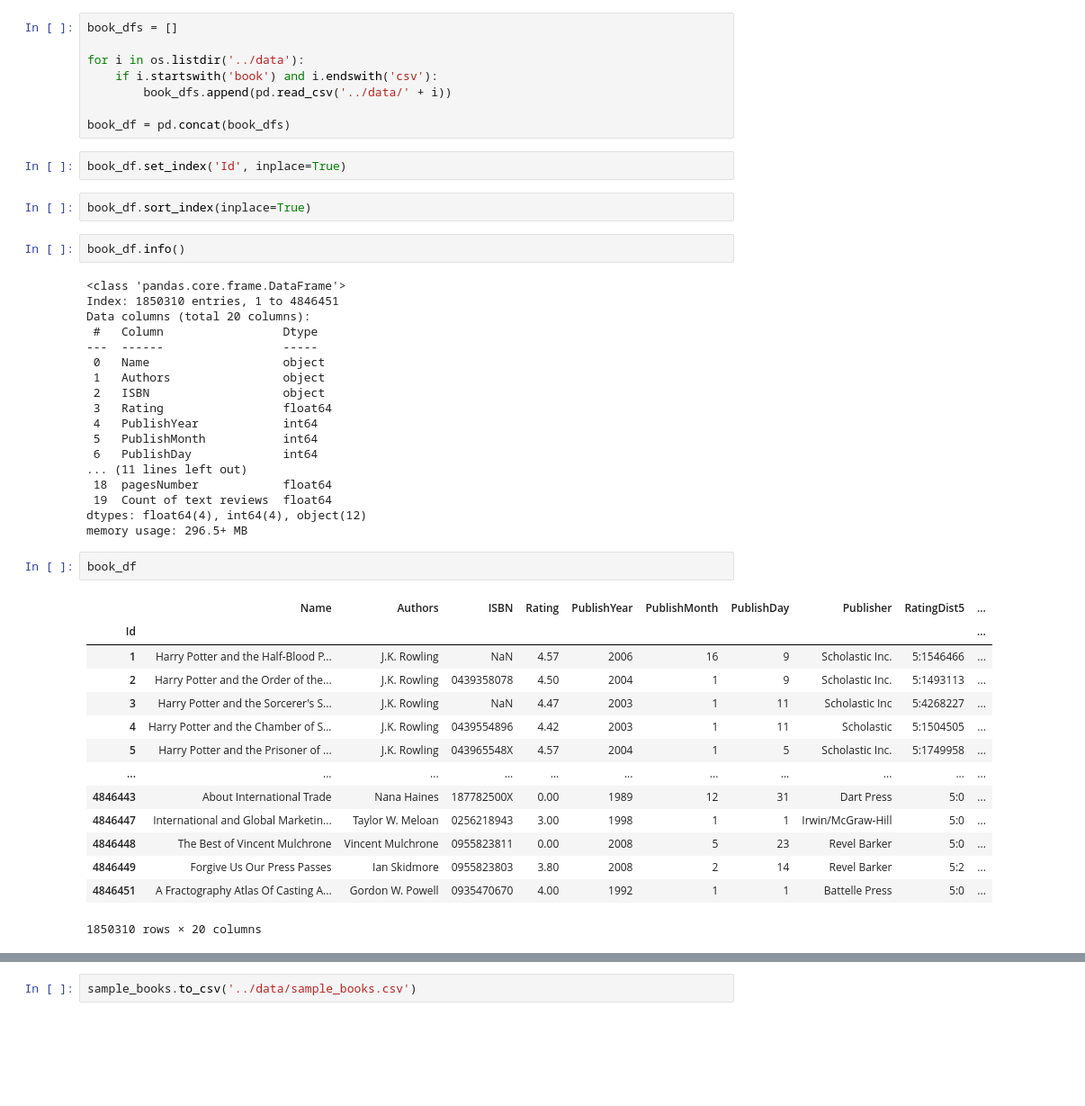
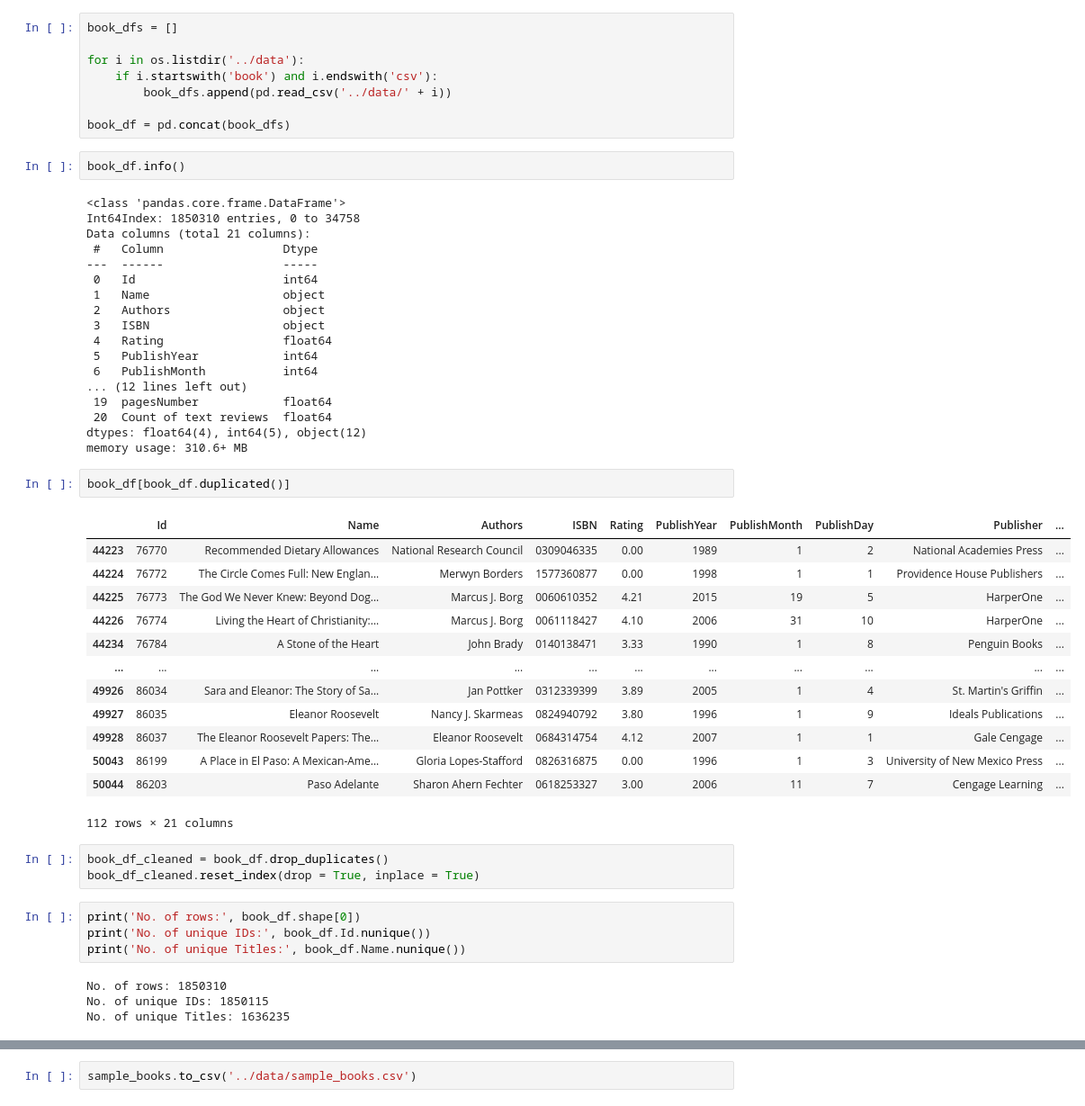
Before and after one commit to Jonathandika/llm-recommender-system, a Jupyter notebook: notebooks/01-data_preprocessing.ipynb, the cells around one changed output, grey strips where cells are left out. Shown: that part at 90% size. Saved outputs shown, nothing was run; the diff lists cells and outputs as text; blank space fills up the shorter version.

Commit message:
[Improvements] Data Preprocessing

```diff
--- a/notebooks/01-data_preprocessing.ipynb
+++ b/notebooks/01-data_preprocessing.ipynb
@@ -11,44 +11,50 @@ for i in os.listdir('../data'):
         book_dfs.append(pd.read_csv('../data/' + i))
 
 book_df = pd.concat(book_dfs)
-# %%
-book_df.set_index('Id', inplace=True)
-# %%
-book_df.sort_index(inplace=True)
 # %%
 book_df.info()
 # %% [output]
 <class 'pandas.core.frame.DataFrame'>
-Index: 1850310 entries, 1 to 4846451
-Data columns (total 20 columns):
+Int64Index: 1850310 entries, 0 to 34758
+Data columns (total 21 columns):
  #   Column                 Dtype
 ---  ------                 -----
- 0   Name                   object
- 1   Authors                object
- 2   ISBN                   object
- 3   Rating                 float64
- 4   PublishYear            int64
- 5   PublishMonth           int64
- 6   PublishDay             int64
-... (11 lines left out)
- 18  pagesNumber            float64
- 19  Count of text reviews  float64
-dtypes: float64(4), int64(4), object(12)
-memory usage: 296.5+ MB
+ 0   Id                     int64
+ 1   Name                   object
+ 2   Authors                object
+ 3   ISBN                   object
+ 4   Rating                 float64
+ 5   PublishYear            int64
+ 6   PublishMonth           int64
+... (12 lines left out)
+ 19  pagesNumber            float64
+ 20  Count of text reviews  float64
+dtypes: float64(4), int64(5), object(12)
+memory usage: 310.6+ MB
 # %%
-book_df
+book_df[book_df.duplicated()]
 # %% [output]
-|  | Name | Authors | ISBN | Rating | PublishYear | PublishMonth | PublishDay | Publisher | RatingDist5 | ... |
-| Id |  |  |  |  |  |  |  |  |  | ... |
-| 1 | Harry Potter and the Half-Blood P... | J.K. Rowling | NaN | 4.57 | 2006 | 16 | 9 | Scholastic Inc. | 5:1546466 | ... |
-| 2 | Harry Potter and the Order of the... | J.K. Rowling | 0439358078 | 4.50 | 2004 | 1 | 9 | Scholastic Inc. | 5:1493113 | ... |
-| 3 | Harry Potter and the Sorcerer's S... | J.K. Rowling | NaN | 4.47 | 2003 | 1 | 11 | Scholastic Inc | 5:4268227 | ... |
-| 4 | Harry Potter and the Chamber of S... | J.K. Rowling | 0439554896 | 4.42 | 2003 | 1 | 11 | Scholastic | 5:1504505 | ... |
-| 5 | Harry Potter and the Prisoner of ... | J.K. Rowling | 043965548X | 4.57 | 2004 | 1 | 5 | Scholastic Inc. | 5:1749958 | ... |
+|  | Id | Name | Authors | ISBN | Rating | PublishYear | PublishMonth | PublishDay | Publisher | ... |
+| 44223 | 76770 | Recommended Dietary Allowances | National Research Council | 0309046335 | 0.00 | 1989 | 1 | 2 | National Academies Press | ... |
+| 44224 | 76772 | The Circle Comes Full: New Englan... | Merwyn Borders | 1577360877 | 0.00 | 1998 | 1 | 1 | Providence House Publishers | ... |
+| 44225 | 76773 | The God We Never Knew: Beyond Dog... | Marcus J. Borg | 0060610352 | 4.21 | 2015 | 19 | 5 | HarperOne | ... |
+| 44226 | 76774 | Living the Heart of Christianity:... | Marcus J. Borg | 0061118427 | 4.10 | 2006 | 31 | 10 | HarperOne | ... |
+| 44234 | 76784 | A Stone of the Heart | John Brady | 0140138471 | 3.33 | 1990 | 1 | 8 | Penguin Books | ... |
 | ... | ... | ... | ... | ... | ... | ... | ... | ... | ... | ... |
-| 4846443 | About International Trade | Nana Haines | 187782500X | 0.00 | 1989 | 12 | 31 | Dart Press | 5:0 | ... |
-| 4846447 | International and Global Marketin... | Taylor W. Meloan | 0256218943 | 3.00 | 1998 | 1 | 1 | Irwin/McGraw-Hill | 5:0 | ... |
-| 4846448 | The Best of Vincent Mulchrone | Vincent Mulchrone | 0955823811 | 0.00 | 2008 | 5 | 23 | Revel Barker | 5:0 | ... |
-| 4846449 | Forgive Us Our Press Passes | Ian Skidmore | 0955823803 | 3.80 | 2008 | 2 | 14 | Revel Barker | 5:2 | ... |
-| 4846451 | A Fractography Atlas Of Casting A... | Gordon W. Powell | 0935470670 | 4.00 | 1992 | 1 | 1 | Battelle Press | 5:0 | ... |
+| 49926 | 86034 | Sara and Eleanor: The Story of Sa... | Jan Pottker | 0312339399 | 3.89 | 2005 | 1 | 4 | St. Martin's Griffin | ... |
+| 49927 | 86035 | Eleanor Roosevelt | Nancy J. Skarmeas | 0824940792 | 3.80 | 1996 | 1 | 9 | Ideals Publications | ... |
+| 49928 | 86037 | The Eleanor Roosevelt Papers: The... | Eleanor Roosevelt | 0684314754 | 4.12 | 2007 | 1 | 1 | Gale Cengage | ... |
+| 50043 | 86199 | A Place in El Paso: A Mexican-Ame... | Gloria Lopes-Stafford | 0826316875 | 0.00 | 1996 | 1 | 3 | University of New Mexico Press | ... |
+| 50044 | 86203 | Paso Adelante | Sharon Ahern Fechter | 0618253327 | 3.00 | 2006 | 11 | 7 | Cengage Learning | ... |
-1850310 rows × 20 columns
+112 rows × 21 columns
+# %%
+book_df_cleaned = book_df.drop_duplicates()
+book_df_cleaned.reset_index(drop = True, inplace = True)
+# %%
+print('No. of rows:', book_df.shape[0])
+print('No. of unique IDs:', book_df.Id.nunique())
+print('No. of unique Titles:', book_df.Name.nunique())
+# %% [output]
+No. of rows: 1850310
+No. of unique IDs: 1850115
+No. of unique Titles: 1636235
```
Also changed, not shown: parts of 30 cells of this notebook.
